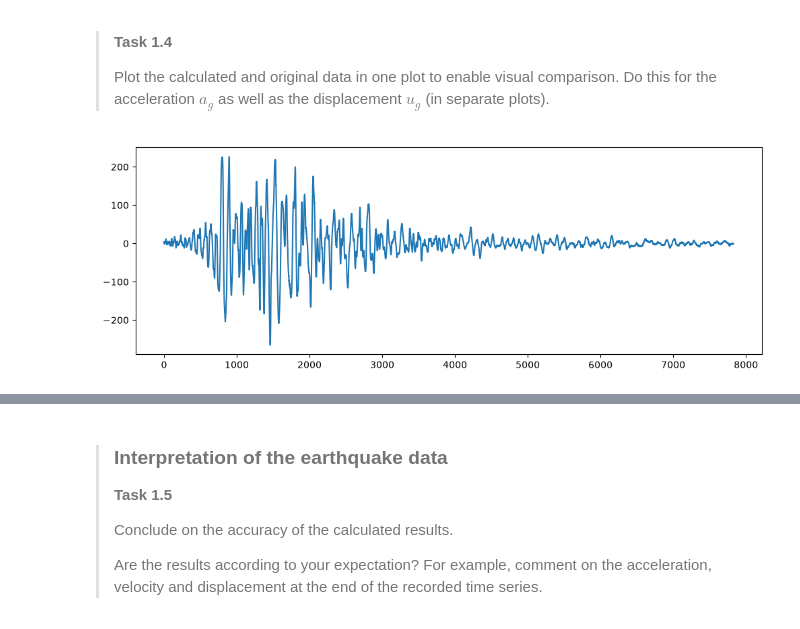
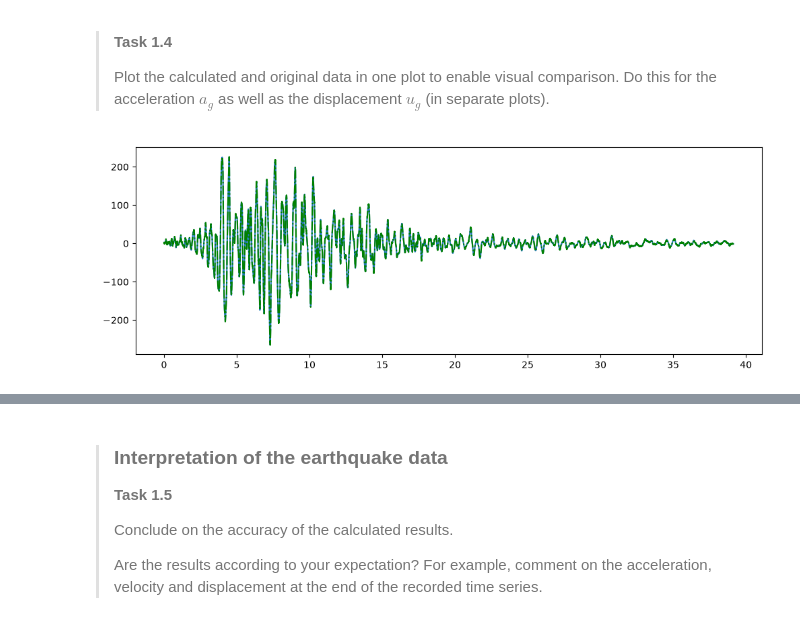
Before and after one commit to Mattice5685/GA.1.2, a Jupyter notebook: 1Ddynamics.ipynb, the cells around one changed output, grey strips where cells are left out. Cells and saved outputs as stored; diff of their text form; code cells hidden in the pictures.

Commit message:
graphfix

```diff
--- a/1Ddynamics.ipynb
+++ b/1Ddynamics.ipynb
@@ -114,15 +110,12 @@ As an exercise, we consider the earthquake ground velocity $v_g$ as the only giv
 # %%
 # Forward Difference scheme to differentiate ground acceleration from given velocity
 ### YOUR CODE HERE ###
-ag_dif = []
 
-def f_dif(f_x, f_xplush, h):
-    return (f_xplush - f_x)/h
-
-for i in range(len(vg)-1):
-    ag_dif.append(f_dif(vg[i], vg[i+1], dt))
+def f_dif(f_x, h):
+    ag_dif = []
+    for i in range(len(vg)-1):
+        ag_dif.append((f_x[i+1] - f_x[i])/h)
+    ag_dif.append(ag_dif[i])
+    return ag_dif
 
 ### YOUR CODE HERE ###
-plt.figure(figsize=(12, 4))
-plt.plot(range(len(ag_dif)), ag_dif)
-### YOUR CODE HERE ###
@@ -164,14 +152,15 @@ def trapezoid(x, t, v_0, dt):
 # %%
 # Plotting ground acceleration
 
 plt.figure(figsize=(12, 4))
 ### YOUR CODE HERE ###
-plt.plot(range(len(ag)), ag)
-### YOUR CODE HERE ###
+
+plt.plot(t, f_dif(vg, dt))
+plt.plot(t, ag, '-.g')
 ### YOUR CODE HERE ###
 plt.show()
 # %% [output]
-[figure, old version]
+[figure, new version]
 # %%
 # Plotting ground displacement
 
```
Also changed, not shown: parts of 4 cells of this notebook.
